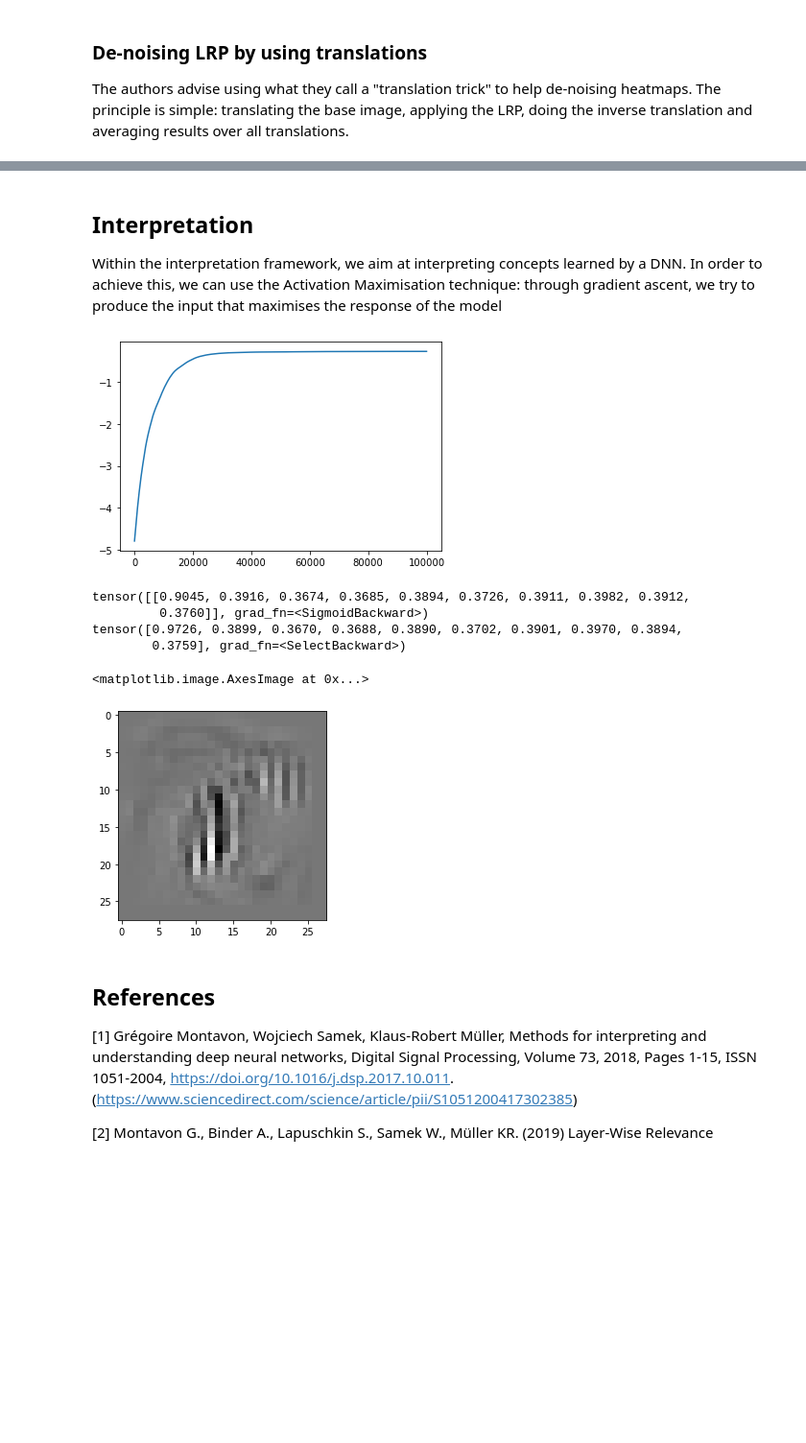
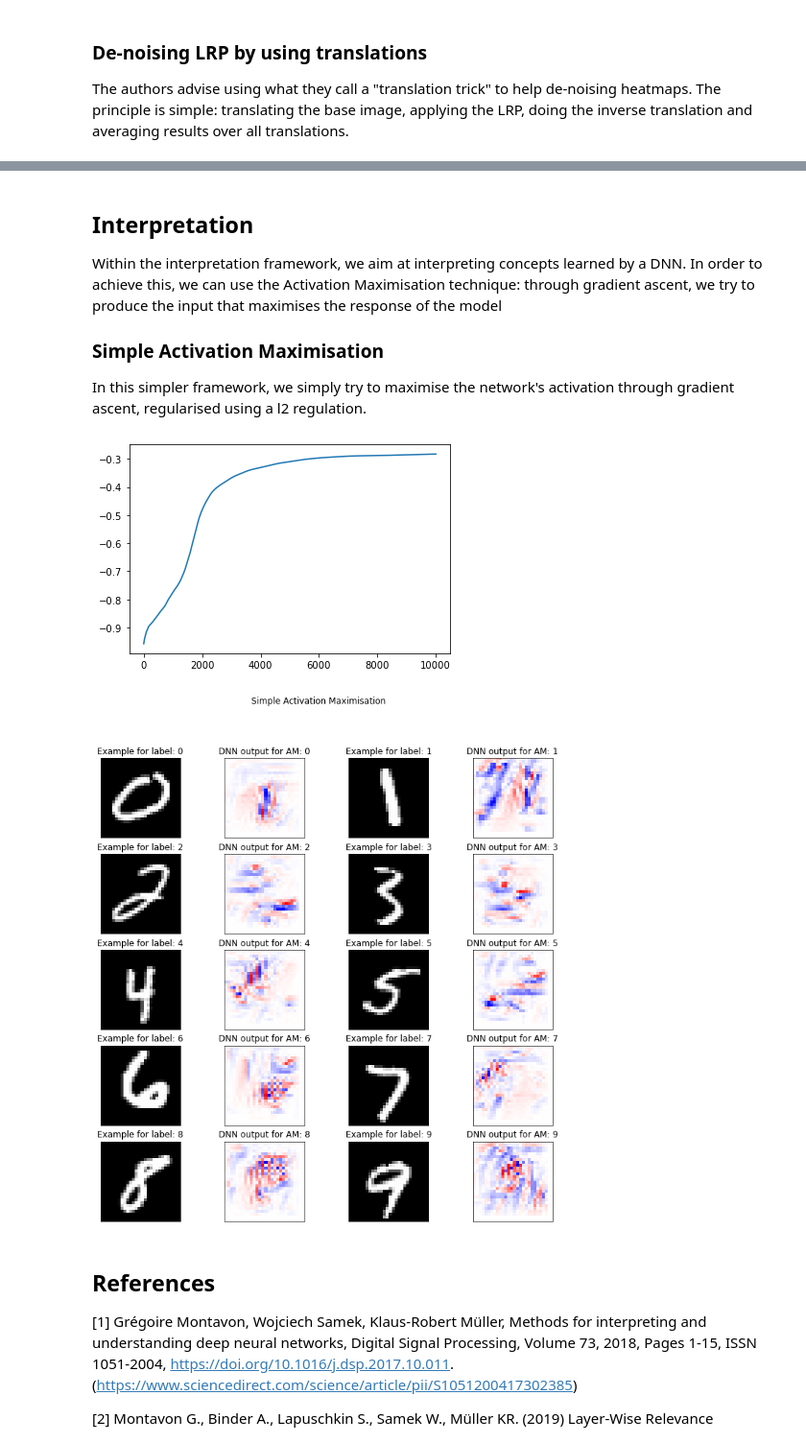
Before and after one commit to LMeynent/mnist-explanation, a Jupyter notebook: mnist-explanation.ipynb, the cells around one changed output, grey strips where cells are left out. Shown: that part at 96% size. Cells and saved outputs as stored; diff of their text form; code cells hidden in the pictures; blank space fills up the shorter version.

```diff
--- a/mnist-explanation.ipynb
+++ b/mnist-explanation.ipynb
@@ -195,7 +193,7 @@ plt.show()
 
 In the scope of sensibility analysis, we study the gradient of the output with regard to the input. Here are the examples with regard to the selected samples. They are very similar to the one proposed by the research paper, I thus consider the replication to be successful.
 # %%
-def plot_analysis_results(samples, relevance, outputs, title):
+def plot_analysis_results(samples, relevance, outputs, title, interpretation=False):
     fig, ax = plt.subplots(5,4)
     fig.suptitle(title)
     fig.set_size_inches(12,12)
@@ -204,9 +202,12 @@ def plot_analysis_results(samples, relevance, outputs, title):
         ssanal = sample+1
 
         # Original picture
+        title = 'True label: {}'
+        if interpretation:
+            title = 'Example for label: {}'
 
         ax[sample//4][sample%4].imshow(samples.detach()[i][0], cmap='gray')
-        ax[sample//4][sample%4].set_title('True label: {}'.format(i))
+        ax[sample//4][sample%4].set_title(title.format(i))
         ax[sample//4][sample%4].set_xticks([])
         ax[sample//4][sample%4].set_yticks([])
 
@@ -222,8 +223,12 @@ def plot_analysis_results(samples, relevance, outputs, title):
             maxi = relevance[i].max().item()
             norm = mpl.colors.TwoSlopeNorm(vmin=-maxi, vcenter=0, vmax=maxi)
 
+        title = 'Predicted label: {}'
+        if interpretation:
+            title = 'DNN output for AM: {}'
+
         ax[ssanal//4][ssanal%4].imshow(relevance.detach()[i][0], cmap='bwr', norm=norm)
-        ax[ssanal//4][ssanal%4].set_title('Predicted label: {}'.format(outputs[i].argmax().item()))
+        ax[ssanal//4][ssanal%4].set_title(title.format(outputs[i].argmax().item()))
         ax[ssanal//4][ssanal%4].set_xticks([])
         ax[ssanal//4][ssanal%4].set_yticks([])
 
@@ -353,39 +358,44 @@ plot_analysis_results(samples, denoised_lrp(dnn, samples, np.arange(10), pixels=
 ## Interpretation
 
 Within the interpretation framework, we aim at interpreting concepts learned by a DNN. In order to achieve this, we can use the Activation Maximisation technique: through gradient ascent, we try to produce the input that maximises the response of the model
+
+### Simple Activation Maximisation
+
+In this simpler framework, we simply try to maximise the network's activation through gradient ascent, regularised using a l2 regulation.
 # %%
-def activation_maximisation(model, target, N=100_000, lr=0.01, lambda_=0.005):
-    X = torch.ones((1,1,28,28), requires_grad=True)
+def activation_maximisation(model, target, N=10_000, lr=0.05, lambda_=0.005, plot=False, progressbar=True):
+    X = torch.empty((1,1,28,28)).fill_(0.1)
     losses = np.zeros(N)
 
-    for i in trange(N):
+    iters = trange(N) if progressbar else range(N)
+
+    for i in iters:
+        X.requires_grad = True
         y = dnn(X)
-        loss = torch.log(y[0][target]) - lambda_*(X.norm())**2
+        loss = torch.log(y[0][target]) - lambda_*X.norm()**2
         losses[i] = loss.item()
         loss.backward(retain_graph=True)
         with torch.no_grad():
             X = X + lr*X.grad
-        X.requires_grad = True
 
-    plt.plot(losses)
+    if plot:
+        plt.plot(losses)
 
     return X
 
 opt.zero_grad()
-am = activation_maximisation(dnn, 0)
+am = activation_maximisation(dnn, 0, plot=True)
 # %% [output]
-[figure, old version]
+[figure, new version]
 # %%
-print(dnn(am))
-print(dnn(samples)[0])
-plt.imshow(am.detach()[0][0], cmap='gray')
+ams = torch.empty((10,1,28,28))
+
+for i in trange(10):
+    ams[i] = activation_maximisation(dnn, i, progressbar=False).data
+
+plot_analysis_results(samples, ams, dnn(ams), 'Simple Activation Maximisation', interpretation=True)
 # %% [output]
-tensor([[0.9045, 0.3916, 0.3674, 0.3685, 0.3894, 0.3726, 0.3911, 0.3982, 0.3912,
-         0.3760]], grad_fn=<SigmoidBackward>)
-tensor([0.9726, 0.3899, 0.3670, 0.3688, 0.3890, 0.3702, 0.3901, 0.3970, 0.3894,
-        0.3759], grad_fn=<SelectBackward>)
-<matplotlib.image.AxesImage at 0x...>
-[figure, old version]
+[figure, new version]
 # %% [markdown]
 ## References
 
```
Also changed, not shown: parts of 9 cells of this notebook, 2 other files.
